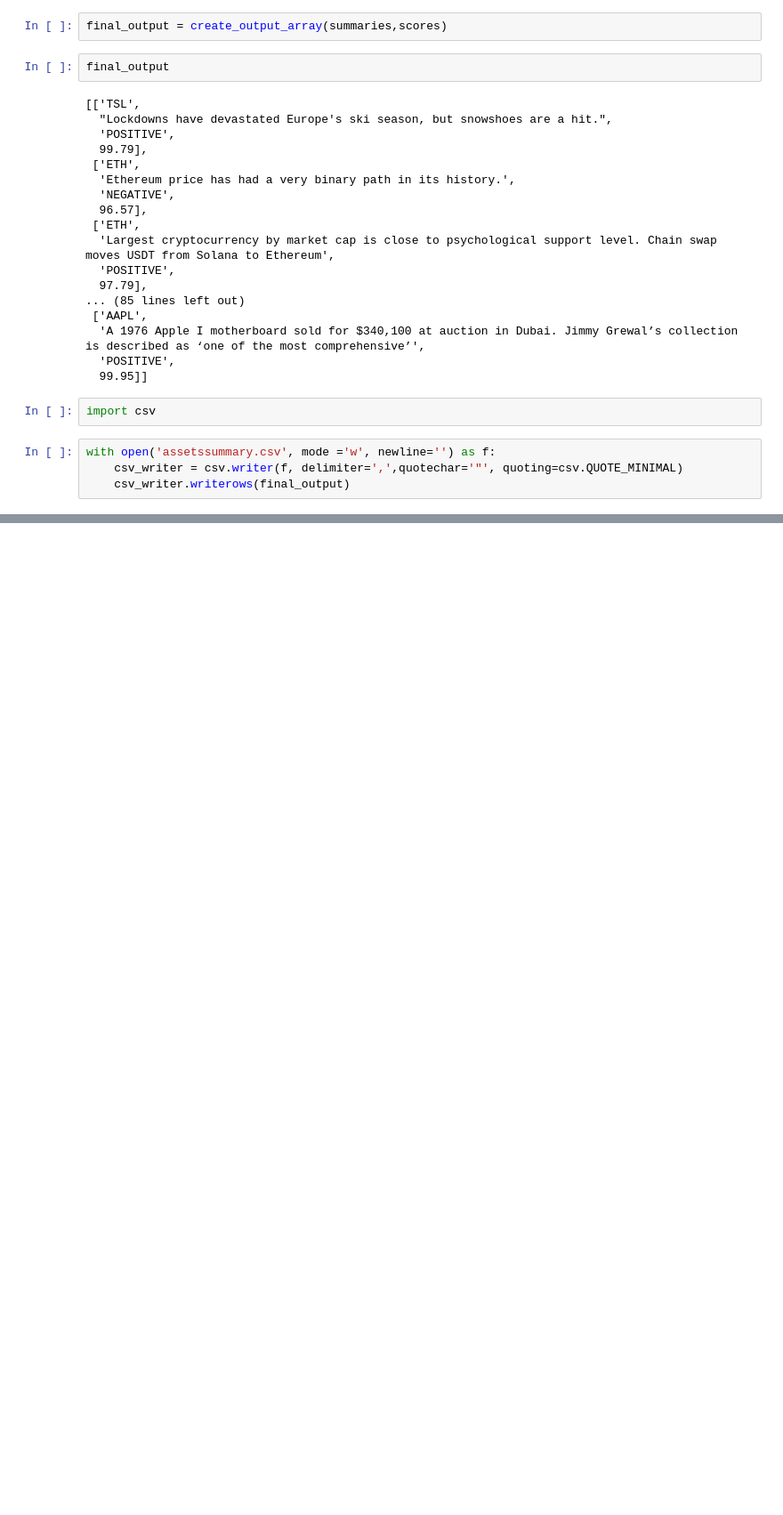
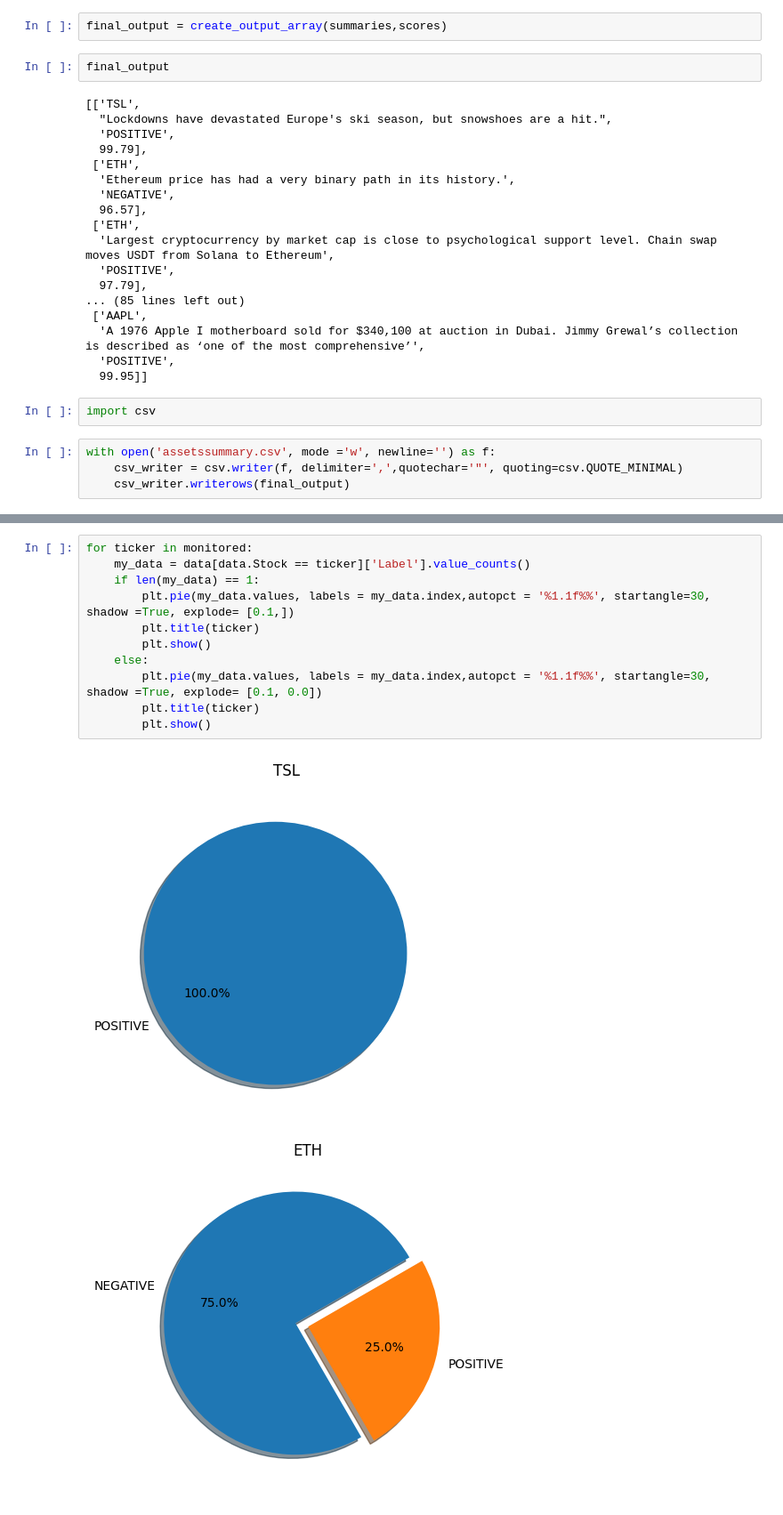
Before and after one commit to Stilledood/Stock-Crypto-Research-with-Deep-Learning, a Jupyter notebook: Stock_crypto.ipynb, the cells around one changed output, grey strips where cells are left out. Shown: that part at 89% size. Drawn from its saved outputs; the diff is of its cells as text; blank space fills up the shorter version.

```diff
--- a/Stock_crypto.ipynb
+++ b/Stock_crypto.ipynb
@@ -332,0 +423,14 @@ with open('assetssummary.csv', mode ='w', newline='') as f:
+# %%
+for ticker in monitored:
+    my_data = data[data.Stock == ticker]['Label'].value_counts()
+    if len(my_data) == 1:
+        plt.pie(my_data.values, labels = my_data.index,autopct = '%1.1f%%', startangle=30, shadow =True, explode= [0.1,])
+        plt.title(ticker)
+        plt.show()
+    else:
+        plt.pie(my_data.values, labels = my_data.index,autopct = '%1.1f%%', startangle=30, shadow =True, explode= [0.1, 0.0])
+        plt.title(ticker)
+        plt.show()
+# %% [output]
+[figure, added]
+[figure, added]
```
Also changed, not shown: parts of 12 cells of this notebook.
